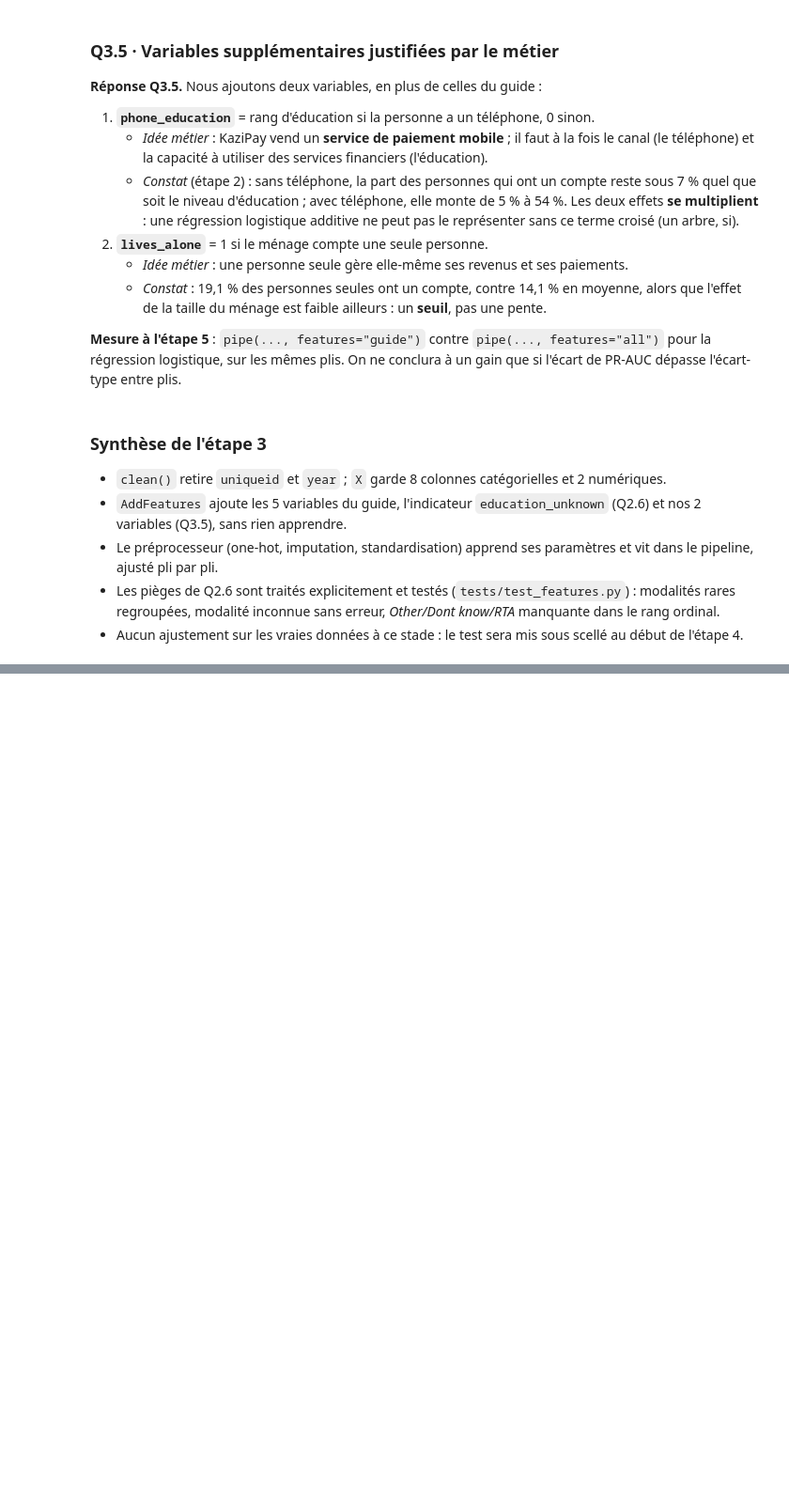
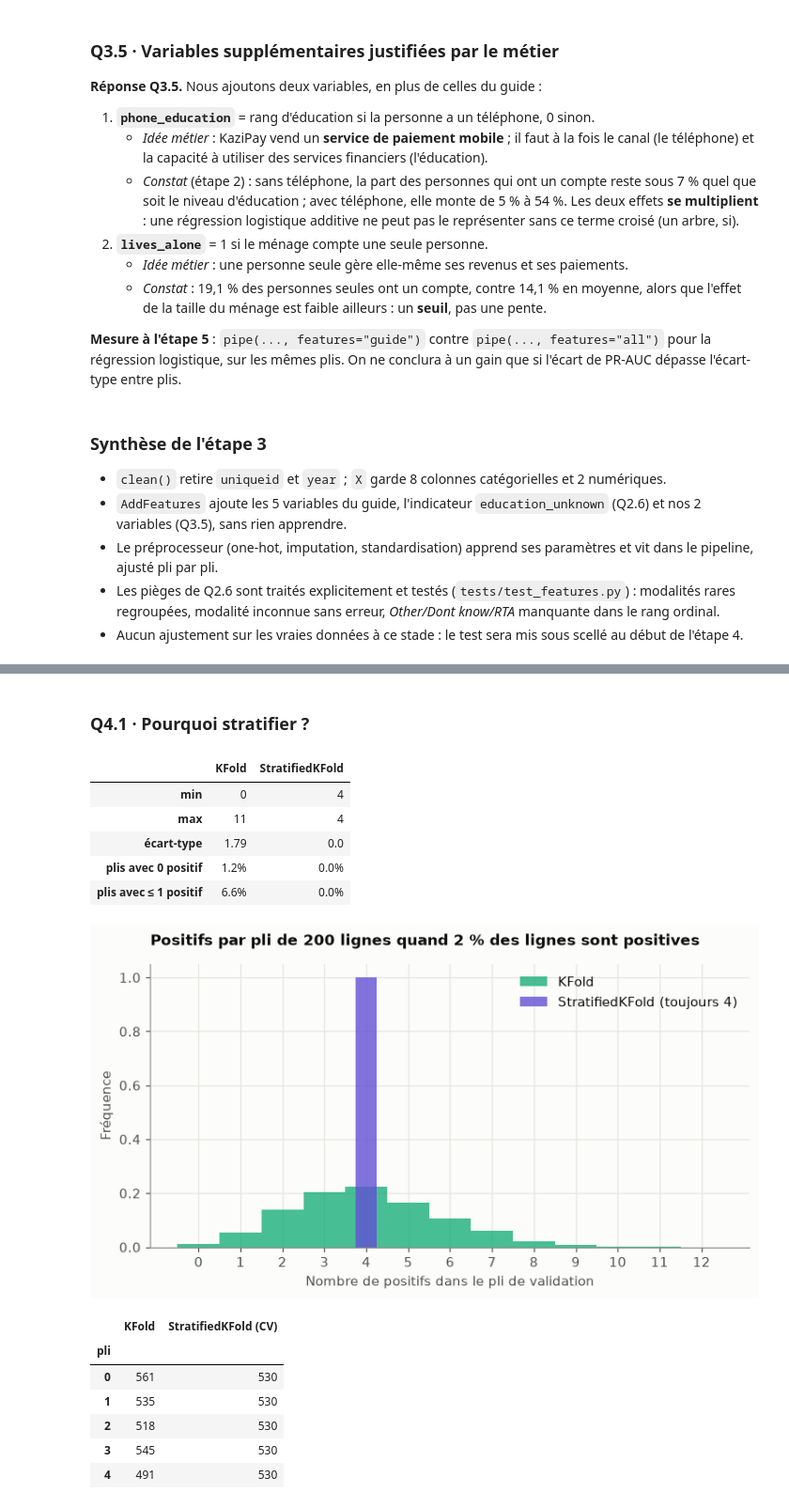
Before and after one commit to kmache/financial-inclusion-africa, a Jupyter notebook: notebooks/02_preparation_protocole.ipynb, the cells around one changed output, grey strips where cells are left out. Shown at 94% size. Saved outputs shown, nothing was run; the diff lists cells and outputs as text; code cells hidden in the pictures; blank space fills up the shorter version.

```diff
--- a/notebooks/02_preparation_protocole.ipynb
+++ b/notebooks/02_preparation_protocole.ipynb
@@ -396,0 +461,15 @@ pd.Series({
+# %%
+# Le plancher et le modèle de base, évalués avec le même protocole
+models = {
+    "plancher (DummyClassifier « prior »)": DummyClassifier(strategy="prior"),
+    "modèle de base (régression logistique)": pipe(LogisticRegression(max_iter=2000)),
+}
+rows, results = [], {}
+for name, model in models.items():
+    row, results[name] = evaluate_cv(model, X_train, y_train, name=name)
+    rows.append(row)
+summary = pd.DataFrame(rows)
+print("Validation (moyenne ± écart-type sur les 5 plis)")
+display(format_summary(summary))
+print("Entraînement")
+format_summary(summary, part="train")
@@ -396,0 +498,49 @@ pd.Series({
+# %% [markdown]
+### Q4.1 · Pourquoi stratifier ?
+# %%
+# Simulation : 1 000 lignes, 2 % de positifs, 5 plis de 200 lignes, 1 000 découpages
+y_sim = np.zeros(1000, dtype=int)
+y_sim[:20] = 1
+positives = {"KFold": [], "StratifiedKFold": []}
+for seed in range(1000):
+    for name, splitter in [("KFold", KFold(5, shuffle=True, random_state=seed)),
+                           ("StratifiedKFold", StratifiedKFold(5, shuffle=True, random_state=seed))]:
+        positives[name] += [y_sim[va].sum() for _, va in splitter.split(np.zeros(1000), y_sim)]
+positives = {k: np.array(v) for k, v in positives.items()}
+
+display(pd.DataFrame({k: {"min": v.min(), "max": v.max(), "écart-type": v.std().round(2),
+                          "plis avec 0 positif": f"{(v == 0).mean():.1%}",
+                          "plis avec ≤ 1 positif": f"{(v <= 1).mean():.1%}"} for k, v in positives.items()}))
+
+fig, ax = plt.subplots(figsize=(8, 3.8))
+bins = np.arange(-0.5, 13.5, 1)
+ax.hist(positives["KFold"], bins=bins, color=viz.COMPOSITION[0], alpha=0.8, label="KFold", density=True)
+ax.hist(positives["StratifiedKFold"], bins=bins, color=viz.COMPOSITION[1], alpha=0.8,
+        label="StratifiedKFold (toujours 4)", density=True, rwidth=0.5)
+ax.set(title="Positifs par pli de 200 lignes quand 2 % des lignes sont positives",
+       xlabel="Nombre de positifs dans le pli de validation", ylabel="Fréquence")
+ax.set_xticks(range(0, 13))
+ax.legend()
+viz.save(fig, "04_positifs_par_pli")
+plt.show()
+
+# Sur nos données : positifs par pli, KFold contre StratifiedKFold
+pd.DataFrame({
+    "KFold": [y_train.iloc[va].sum() for _, va in KFold(5, shuffle=True, random_state=config.RANDOM_STATE).split(X_train)],
+    "StratifiedKFold (CV)": [y_train.iloc[va].sum() for _, va in CV.split(X_train, y_train)],
+}).rename_axis("pli")
+# %% [output]
+|  | KFold | StratifiedKFold |
+| min | 0 | 4 |
+| max | 11 | 4 |
+| écart-type | 1.79 | 0.0 |
+| plis avec 0 positif | 1.2% | 0.0% |
+| plis avec ≤ 1 positif | 6.6% | 0.0% |
+[figure, added]
+|  | KFold | StratifiedKFold (CV) |
+| pli |  |  |
+| 0 | 561 | 530 |
+| 1 | 535 | 530 |
+| 2 | 518 | 530 |
+| 3 | 545 | 530 |
+| 4 | 491 | 530 |
```
Also changed, not shown: parts of 30 cells of this notebook, 9 other files.
